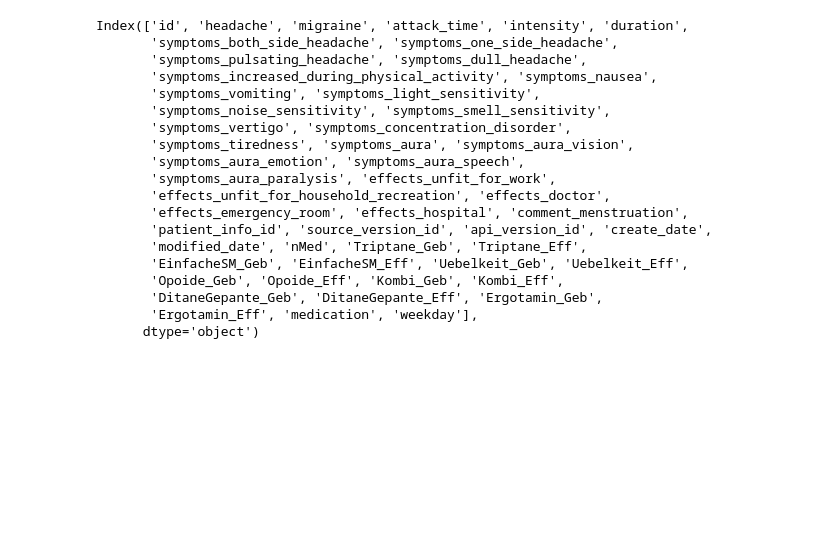
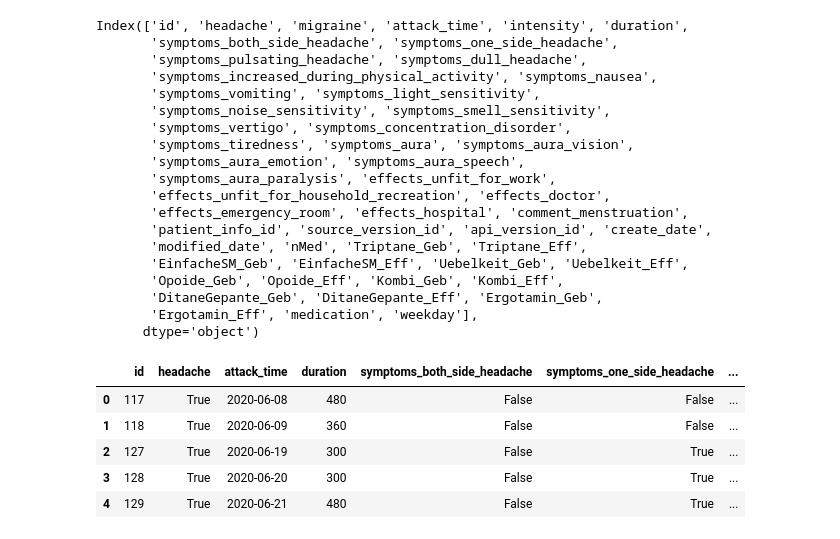
Before and after one commit to kkumar06-tech/Data_Analysis, a Jupyter notebook: Attack_App.ipynb, the cells around one changed output. Cells and saved outputs as stored; diff of their text form; code cells hidden in the pictures; blank space fills up the shorter version.

```diff
--- a/Attack_App.ipynb
+++ b/Attack_App.ipynb
@@ -31,3 +31,16 @@ Index(['id', 'headache', 'migraine', 'attack_time', 'intensity', 'duration',
        'DitaneGepante_Geb', 'DitaneGepante_Eff', 'Ergotamin_Geb',
        'Ergotamin_Eff', 'medication', 'weekday'],
       dtype='object')
+# %%
+relevant_columns=["id","headache","attack_time","duration","symptoms_both_side_headache", "symptoms_one_side_headache",
+       "symptoms_pulsating_headache", "symptoms_dull_headache","weekday"]
+req_df=df[relevant_columns]
+# %%
+req_df.head()
+# %% [output]
+|  | id | headache | attack_time | duration | symptoms_both_side_headache | symptoms_one_side_headache | ... |
+| 0 | 117 | True | 2020-06-08 | 480 | False | False | ... |
+| 1 | 118 | True | 2020-06-09 | 360 | False | False | ... |
+| 2 | 127 | True | 2020-06-19 | 300 | False | True | ... |
+| 3 | 128 | True | 2020-06-20 | 300 | False | True | ... |
+| 4 | 129 | True | 2020-06-21 | 480 | False | True | ... |
```
Also changed, not shown: parts of 2 cells of this notebook, 2 other files.
